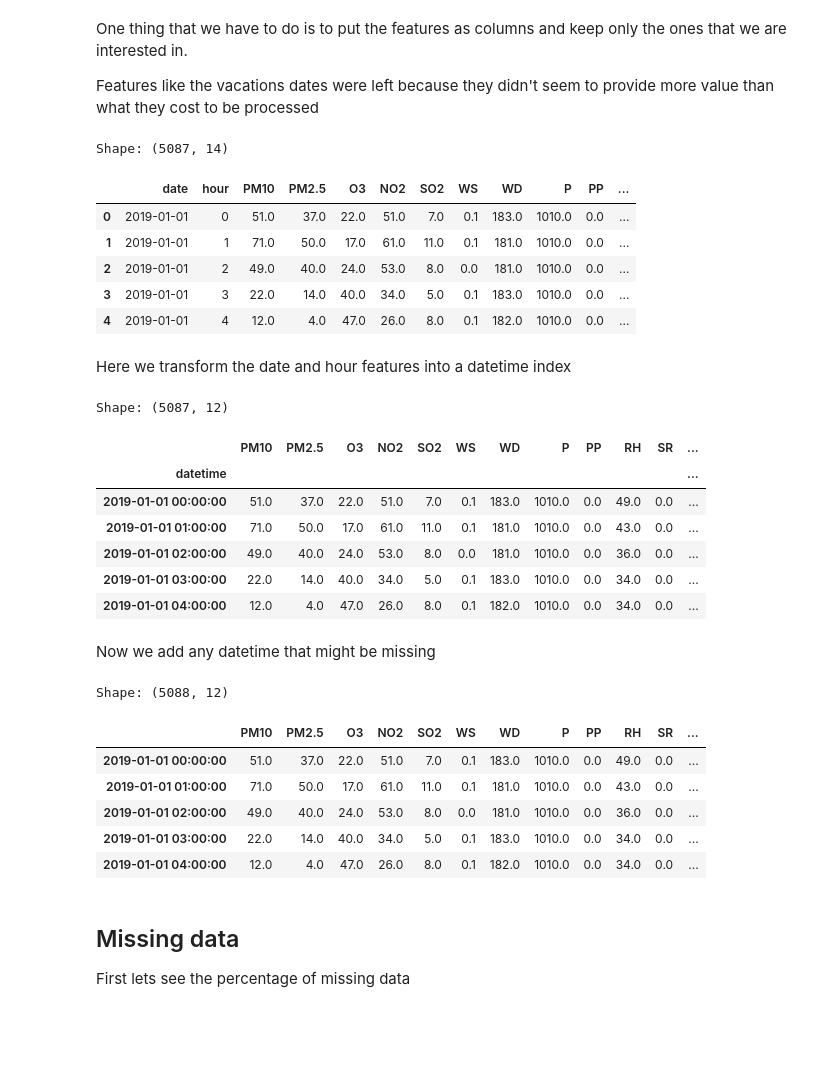
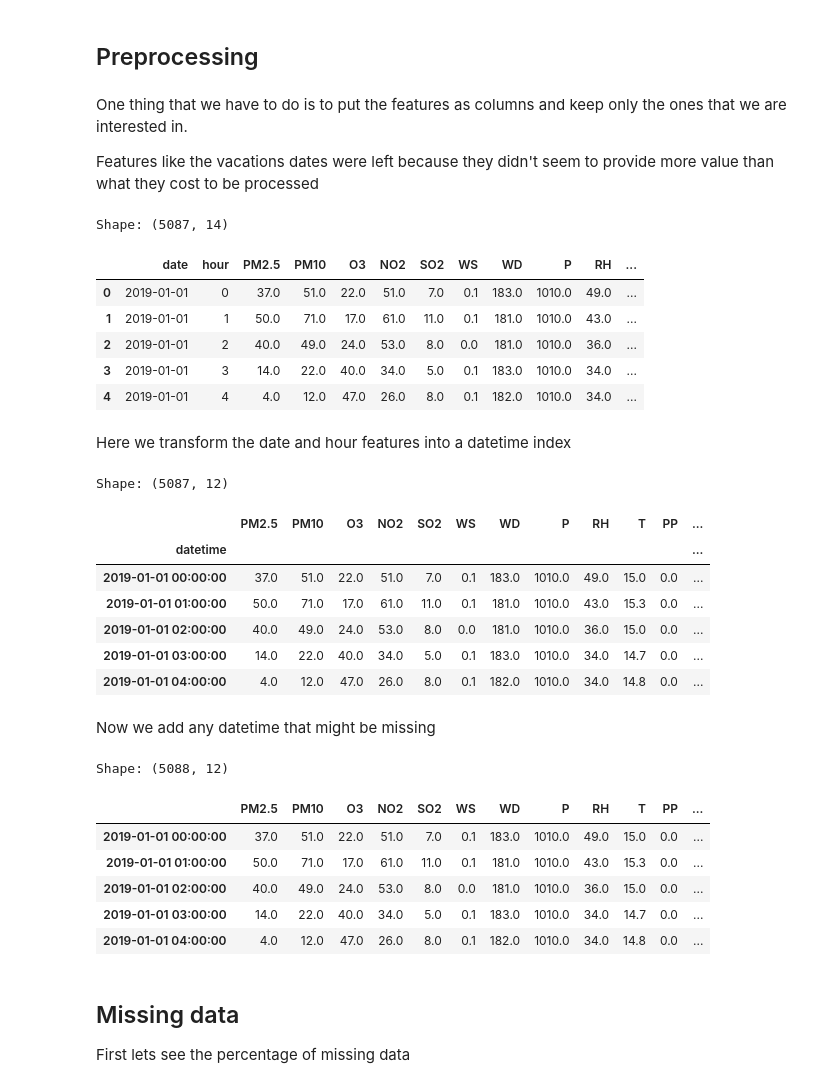
Before and after one commit to carlosdg/AirPollutionForecasting, a Jupyter notebook: Software/jupyter/notebooks/AirPollutionForecasting.ipynb, the cells around one changed output. Saved outputs shown, nothing was run; the diff lists cells and outputs as text; code cells hidden in the pictures; blank space fills up the shorter version.

```diff
--- a/Software/jupyter/notebooks/PM10_TomeCano.ipynb
+++ b/Software/jupyter/notebooks/AirPollutionForecasting.ipynb
@@ -58,3 +48,5 @@ Shape: (60324, 5)
+# %% [markdown]
+## Preprocessing
 # %% [markdown]
 One thing that we have to do is to put the features as columns and keep only the ones that we are interested in.
 
@@ -62,24 +54,24 @@ Features like the vacations dates were left because they didn't seem to provide
 # %%
 measure_columns = data.pivot(columns="short_measure_name", values="value")
 feature_cols = [
        'date', 'hour',
-       'PM10', 'PM2.5', 'O3', 'NO2', 'SO2',
-       'WS', 'WD', 'P', 'PP', 'RH', 'SR', 'T'
+       'PM2.5', 'PM10', 'O3', 'NO2', 'SO2',
+       'WS', 'WD', 'P', 'RH', 'T', 'PP', 'SR'
 ]
 
 d2 = pd.concat([data, measure_columns], axis=1)
 df = d2.groupby(["date", "hour"]).mean().reset_index().loc[:, feature_cols]
 
 print(f"Shape: {df.shape}")
 df.head()
 # %% [output]
 Shape: (5087, 14)
-|  | date | hour | PM10 | PM2.5 | O3 | NO2 | SO2 | WS | WD | P | PP | ... |
-| 0 | 2019-01-01 | 0 | 51.0 | 37.0 | 22.0 | 51.0 | 7.0 | 0.1 | 183.0 | 1010.0 | 0.0 | ... |
-| 1 | 2019-01-01 | 1 | 71.0 | 50.0 | 17.0 | 61.0 | 11.0 | 0.1 | 181.0 | 1010.0 | 0.0 | ... |
-| 2 | 2019-01-01 | 2 | 49.0 | 40.0 | 24.0 | 53.0 | 8.0 | 0.0 | 181.0 | 1010.0 | 0.0 | ... |
-| 3 | 2019-01-01 | 3 | 22.0 | 14.0 | 40.0 | 34.0 | 5.0 | 0.1 | 183.0 | 1010.0 | 0.0 | ... |
-| 4 | 2019-01-01 | 4 | 12.0 | 4.0 | 47.0 | 26.0 | 8.0 | 0.1 | 182.0 | 1010.0 | 0.0 | ... |
+|  | date | hour | PM2.5 | PM10 | O3 | NO2 | SO2 | WS | WD | P | RH | ... |
+| 0 | 2019-01-01 | 0 | 37.0 | 51.0 | 22.0 | 51.0 | 7.0 | 0.1 | 183.0 | 1010.0 | 49.0 | ... |
+| 1 | 2019-01-01 | 1 | 50.0 | 71.0 | 17.0 | 61.0 | 11.0 | 0.1 | 181.0 | 1010.0 | 43.0 | ... |
+| 2 | 2019-01-01 | 2 | 40.0 | 49.0 | 24.0 | 53.0 | 8.0 | 0.0 | 181.0 | 1010.0 | 36.0 | ... |
+| 3 | 2019-01-01 | 3 | 14.0 | 22.0 | 40.0 | 34.0 | 5.0 | 0.1 | 183.0 | 1010.0 | 34.0 | ... |
+| 4 | 2019-01-01 | 4 | 4.0 | 12.0 | 47.0 | 26.0 | 8.0 | 0.1 | 182.0 | 1010.0 | 34.0 | ... |
 # %% [markdown]
 Here we transform the date and hour features into a datetime index
 # %%
@@ -91,13 +83,13 @@ print(f"Shape: {df.shape}")
 df.head()
 # %% [output]
 Shape: (5087, 12)
-|  | PM10 | PM2.5 | O3 | NO2 | SO2 | WS | WD | P | PP | RH | SR | ... |
+|  | PM2.5 | PM10 | O3 | NO2 | SO2 | WS | WD | P | RH | T | PP | ... |
 | datetime |  |  |  |  |  |  |  |  |  |  |  | ... |
-| 2019-01-01 00:00:00 | 51.0 | 37.0 | 22.0 | 51.0 | 7.0 | 0.1 | 183.0 | 1010.0 | 0.0 | 49.0 | 0.0 | ... |
-| 2019-01-01 01:00:00 | 71.0 | 50.0 | 17.0 | 61.0 | 11.0 | 0.1 | 181.0 | 1010.0 | 0.0 | 43.0 | 0.0 | ... |
-| 2019-01-01 02:00:00 | 49.0 | 40.0 | 24.0 | 53.0 | 8.0 | 0.0 | 181.0 | 1010.0 | 0.0 | 36.0 | 0.0 | ... |
-| 2019-01-01 03:00:00 | 22.0 | 14.0 | 40.0 | 34.0 | 5.0 | 0.1 | 183.0 | 1010.0 | 0.0 | 34.0 | 0.0 | ... |
-| 2019-01-01 04:00:00 | 12.0 | 4.0 | 47.0 | 26.0 | 8.0 | 0.1 | 182.0 | 1010.0 | 0.0 | 34.0 | 0.0 | ... |
+| 2019-01-01 00:00:00 | 37.0 | 51.0 | 22.0 | 51.0 | 7.0 | 0.1 | 183.0 | 1010.0 | 49.0 | 15.0 | 0.0 | ... |
+| 2019-01-01 01:00:00 | 50.0 | 71.0 | 17.0 | 61.0 | 11.0 | 0.1 | 181.0 | 1010.0 | 43.0 | 15.3 | 0.0 | ... |
+| 2019-01-01 02:00:00 | 40.0 | 49.0 | 24.0 | 53.0 | 8.0 | 0.0 | 181.0 | 1010.0 | 36.0 | 15.0 | 0.0 | ... |
+| 2019-01-01 03:00:00 | 14.0 | 22.0 | 40.0 | 34.0 | 5.0 | 0.1 | 183.0 | 1010.0 | 34.0 | 14.7 | 0.0 | ... |
+| 2019-01-01 04:00:00 | 4.0 | 12.0 | 47.0 | 26.0 | 8.0 | 0.1 | 182.0 | 1010.0 | 34.0 | 14.8 | 0.0 | ... |
 # %% [markdown]
 Now we add any datetime that might be missing
 # %%
@@ -109,12 +101,12 @@ print(f"Shape: {df.shape}")
 df.head()
 # %% [output]
 Shape: (5088, 12)
-|  | PM10 | PM2.5 | O3 | NO2 | SO2 | WS | WD | P | PP | RH | SR | ... |
-| 2019-01-01 00:00:00 | 51.0 | 37.0 | 22.0 | 51.0 | 7.0 | 0.1 | 183.0 | 1010.0 | 0.0 | 49.0 | 0.0 | ... |
-| 2019-01-01 01:00:00 | 71.0 | 50.0 | 17.0 | 61.0 | 11.0 | 0.1 | 181.0 | 1010.0 | 0.0 | 43.0 | 0.0 | ... |
-| 2019-01-01 02:00:00 | 49.0 | 40.0 | 24.0 | 53.0 | 8.0 | 0.0 | 181.0 | 1010.0 | 0.0 | 36.0 | 0.0 | ... |
-| 2019-01-01 03:00:00 | 22.0 | 14.0 | 40.0 | 34.0 | 5.0 | 0.1 | 183.0 | 1010.0 | 0.0 | 34.0 | 0.0 | ... |
-| 2019-01-01 04:00:00 | 12.0 | 4.0 | 47.0 | 26.0 | 8.0 | 0.1 | 182.0 | 1010.0 | 0.0 | 34.0 | 0.0 | ... |
+|  | PM2.5 | PM10 | O3 | NO2 | SO2 | WS | WD | P | RH | T | PP | ... |
+| 2019-01-01 00:00:00 | 37.0 | 51.0 | 22.0 | 51.0 | 7.0 | 0.1 | 183.0 | 1010.0 | 49.0 | 15.0 | 0.0 | ... |
+| 2019-01-01 01:00:00 | 50.0 | 71.0 | 17.0 | 61.0 | 11.0 | 0.1 | 181.0 | 1010.0 | 43.0 | 15.3 | 0.0 | ... |
+| 2019-01-01 02:00:00 | 40.0 | 49.0 | 24.0 | 53.0 | 8.0 | 0.0 | 181.0 | 1010.0 | 36.0 | 15.0 | 0.0 | ... |
+| 2019-01-01 03:00:00 | 14.0 | 22.0 | 40.0 | 34.0 | 5.0 | 0.1 | 183.0 | 1010.0 | 34.0 | 14.7 | 0.0 | ... |
+| 2019-01-01 04:00:00 | 4.0 | 12.0 | 47.0 | 26.0 | 8.0 | 0.1 | 182.0 | 1010.0 | 34.0 | 14.8 | 0.0 | ... |
 # %% [markdown]
 ## Missing data
 
```
Also changed, not shown: parts of 39 cells of this notebook.
